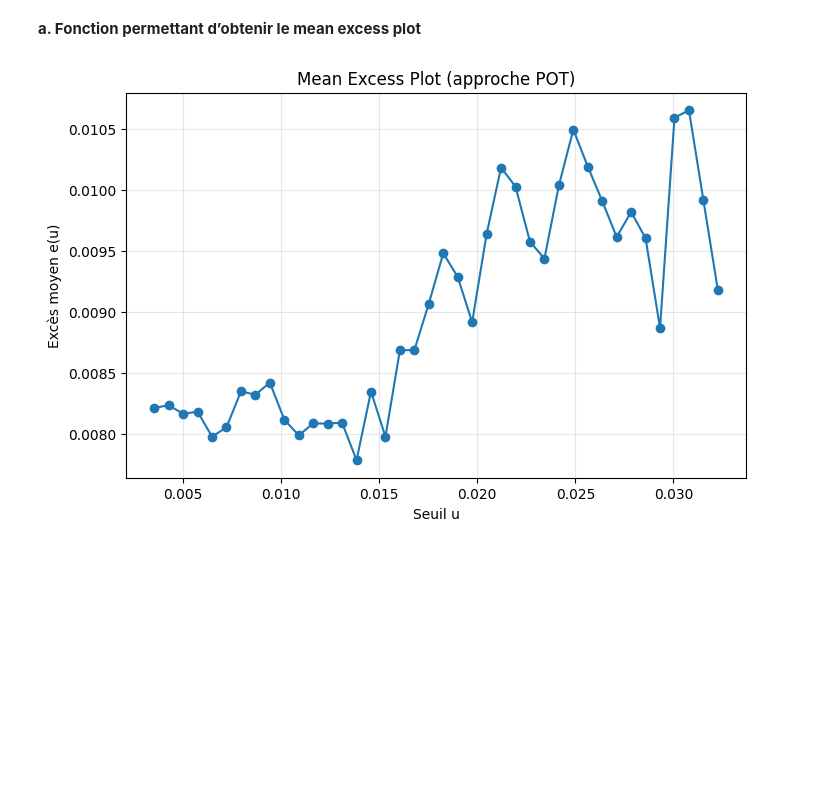
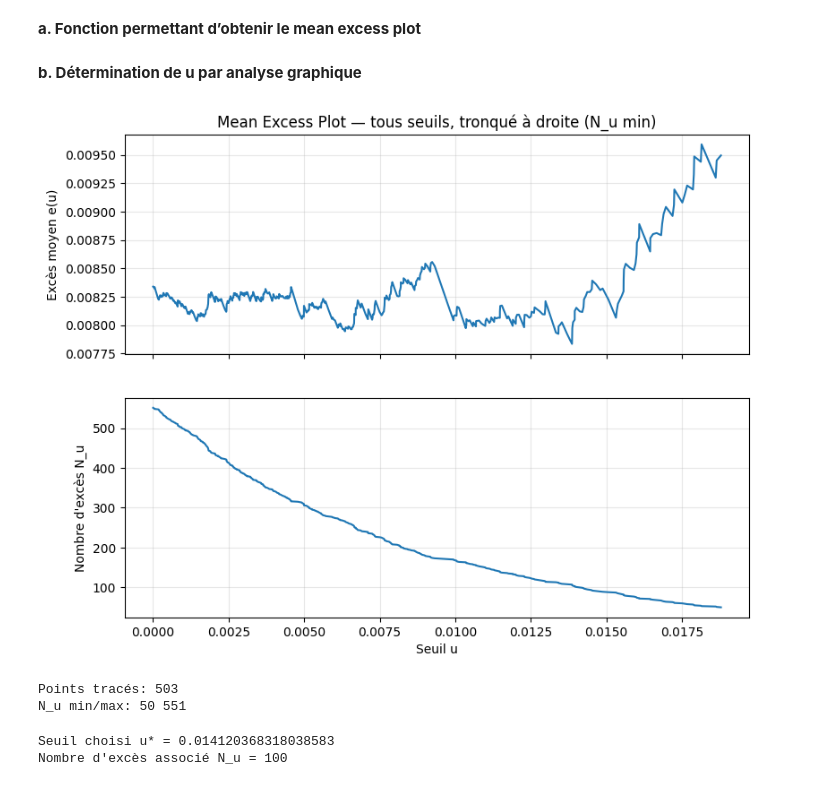
Before and after one commit to Celeste2405/Risque-extreme, a Jupyter notebook: projet.ipynb, the cells around one changed output. Cells and saved outputs as stored; diff of their text form; code cells hidden in the pictures; blank space fills up the shorter version.

```diff
--- a/projet.ipynb
+++ b/projet.ipynb
@@ -1096,7 +1106,0 @@ def mean_excess_plot(losses, n_thresholds=50, min_threshold=None):
-# %%
-mean_excess_plot(
-    losses=df_train_losses["loss"],
-    n_thresholds=40
-)
-# %% [output]
-[figure, removed]
@@ -1102,0 +1164,26 @@ mean_excess_plot(
+# %% [markdown]
+**b. Détermination de u par analyse graphique**
+# %%
+u_vals, e_vals, Nu_vals = mean_excess_plot(
+    df_train_losses["loss"],
+    min_exceedances=50,
+    force_positive_u=True
+)
+
+print("Points tracés:", len(u_vals))
+print("N_u min/max:", Nu_vals.min(), Nu_vals.max())
+# %% [output]
+[figure, added]
+Points tracés: 503
+N_u min/max: 50 551
+# %%
+def pick_threshold_by_target_exceedances(u_vals, Nu_vals, target=100):
+    idx = np.argmin(np.abs(Nu_vals - target))
+    return u_vals[idx], Nu_vals[idx]
+
+u_star, Nu_star = pick_threshold_by_target_exceedances(u_vals, Nu_vals, target=100)
+print("Seuil choisi u* =", u_star)
+print("Nombre d'excès associé N_u =", Nu_star)
+# %% [output]
+Seuil choisi u* = 0.014120368318038583
+Nombre d'excès associé N_u = 100
```
Also changed, not shown: parts of 31 cells of this notebook, 1 other file.
